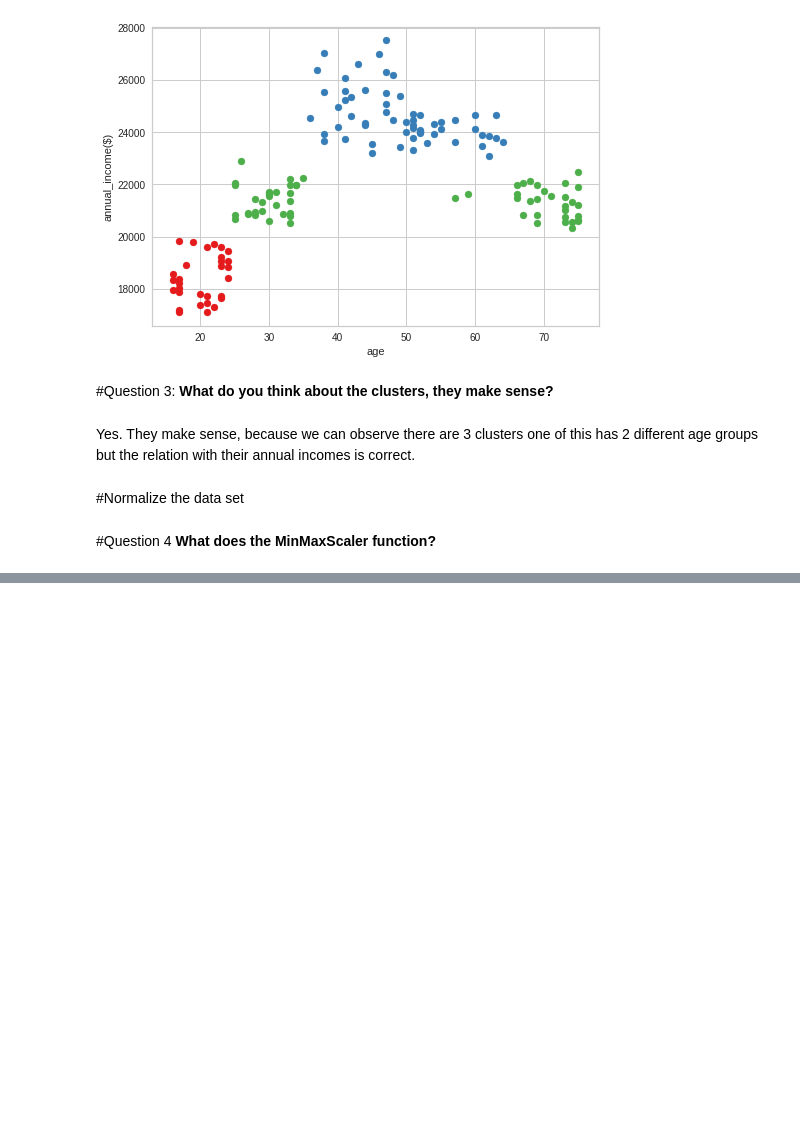
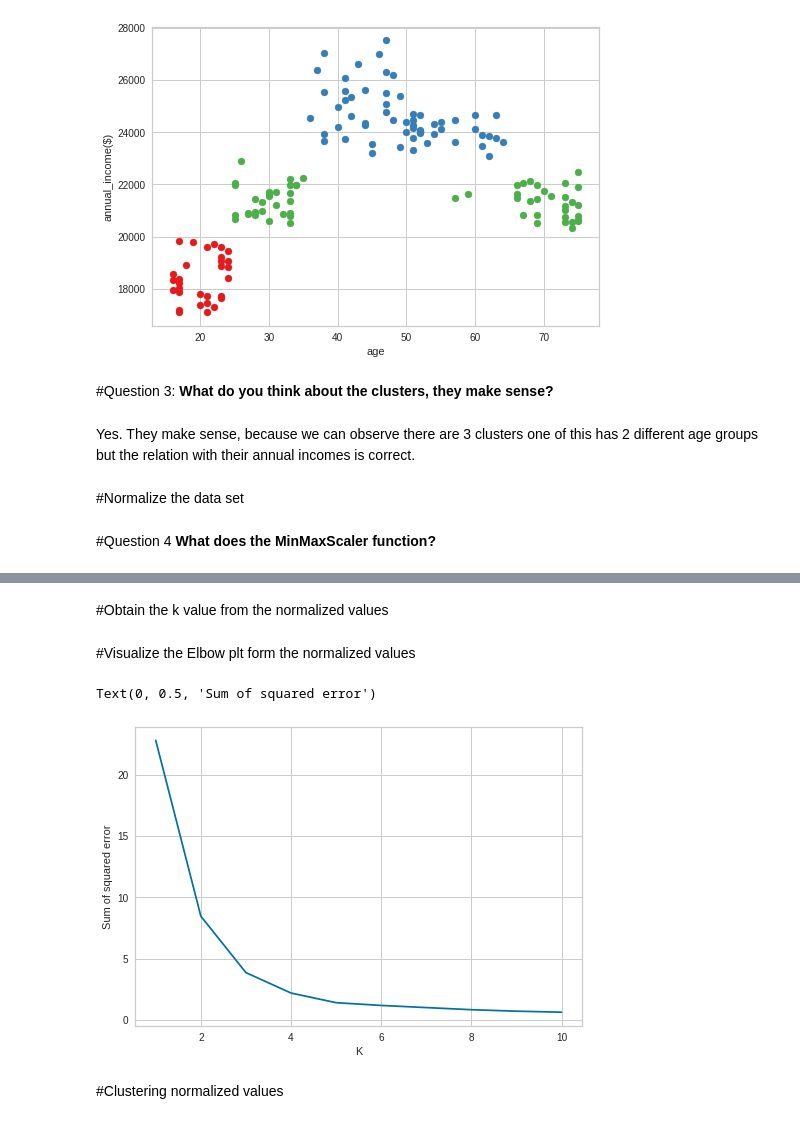
Before and after one commit to Valerylu97/Machine_Learning, a Jupyter notebook: Machine_Learning_Laboratory.ipynb, the cells around one changed output, grey strips where cells are left out. Saved outputs shown, nothing was run; the diff lists cells and outputs as text; code cells hidden in the pictures; blank space fills up the shorter version.

```diff
--- a/Machine_Learning_Laboratory.ipynb
+++ b/Machine_Learning_Laboratory.ipynb
@@ -186,0 +201,20 @@ df['norm_age'] = scaler.transform(df[['age']])
+# %% [markdown]
+#Obtain the k value from the normalized values
+# %%
+norm_sse = []
+k_range = range(1,11)
+for k in k_range:
+  km = KMeans(n_clusters=k)
+  km.fit(df[['norm_age', 'norm_annual_incomes($)']])
+  norm_sse.append(km.inertia_)
+# %% [markdown]
+#Visualize the Elbow plt form the normalized values
+# %%
+plt.plot(k_range, norm_sse)
+plt.xlabel('K')
+plt.ylabel('Sum of squared error')
+# %% [output]
+Text(0, 0.5, 'Sum of squared error')
+[figure, added]
+# %% [markdown]
+#Clustering normalized values
```
Also changed, not shown: parts of 9 cells of this notebook.
